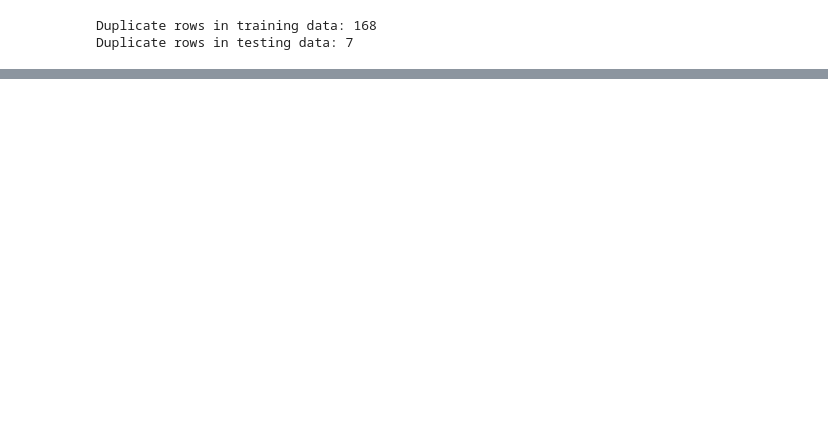
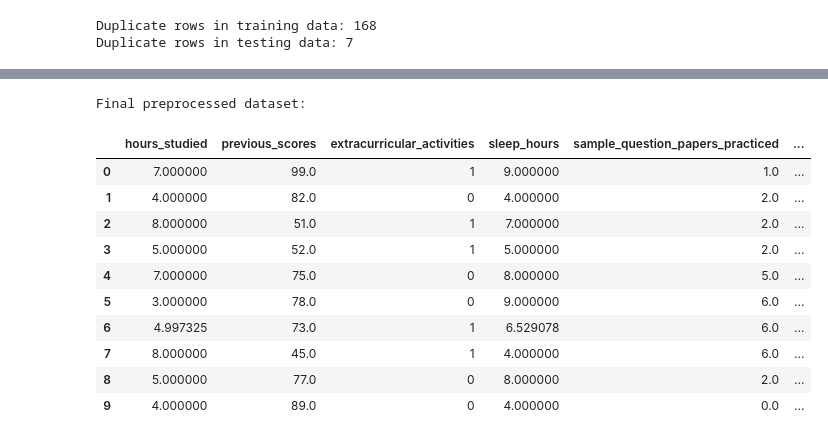
Before and after one commit to SindujaMurugaraja/Machine-Learning-Experiments, a Jupyter notebook: ML_EX1.ipynb, the cells around one changed output, grey strips where cells are left out. Drawn from its saved outputs; the diff is of its cells as text; code cells hidden in the pictures; blank space fills up the shorter version.

```diff
--- a/ML_EX1.ipynb
+++ b/ML_EX1.ipynb
@@ -101,0 +186,13 @@ Duplicate rows after removal: 0
+# %%
+numerical_columns = [
+    "hours_studied",
+    "previous_scores",
+    "sleep_hours",
+    "sample_question_papers_practiced",
+    "performance_index"
+]
+
+for column in numerical_columns:
+    df[column] = df[column].fillna(df[column].median())
+
+print("Invalid-value related missing values handled.")
@@ -101,0 +207,12 @@ Duplicate rows after removal: 0
+# %%
+le = LabelEncoder()
+
+df["extracurricular_activities"] = le.fit_transform(
+    df["extracurricular_activities"]
+)
+
+df["notes"] = le.fit_transform(
+    df["notes"]
+)
+
+print("Categorical encoding completed successfully.")
@@ -113,10 +239,0 @@ dtype: object
-# %%
-le = LabelEncoder()
-
-df["Extracurricular Activities"] = le.fit_transform(
-    df["Extracurricular Activities"]
-)
-
-df["Notes"] = le.fit_transform(
-    df["Notes"]
-)
@@ -271,0 +375,16 @@ Testing data shape: (1993, 6)
+# %%
+print("Final preprocessed dataset:")
+display(df.head(10))
+# %% [output]
+Final preprocessed dataset:
+|  | hours_studied | previous_scores | extracurricular_activities | sleep_hours | sample_question_papers_practiced | ... |
+| 0 | 7.000000 | 99.0 | 1 | 9.000000 | 1.0 | ... |
+| 1 | 4.000000 | 82.0 | 0 | 4.000000 | 2.0 | ... |
+| 2 | 8.000000 | 51.0 | 1 | 7.000000 | 2.0 | ... |
+| 3 | 5.000000 | 52.0 | 1 | 5.000000 | 2.0 | ... |
+| 4 | 7.000000 | 75.0 | 0 | 8.000000 | 5.0 | ... |
+| 5 | 3.000000 | 78.0 | 0 | 9.000000 | 6.0 | ... |
+| 6 | 4.997325 | 73.0 | 1 | 6.529078 | 6.0 | ... |
+| 7 | 8.000000 | 45.0 | 1 | 4.000000 | 6.0 | ... |
+| 8 | 5.000000 | 77.0 | 0 | 8.000000 | 2.0 | ... |
+| 9 | 4.000000 | 89.0 | 0 | 4.000000 | 0.0 | ... |
```
Also changed, not shown: parts of 26 cells of this notebook.
